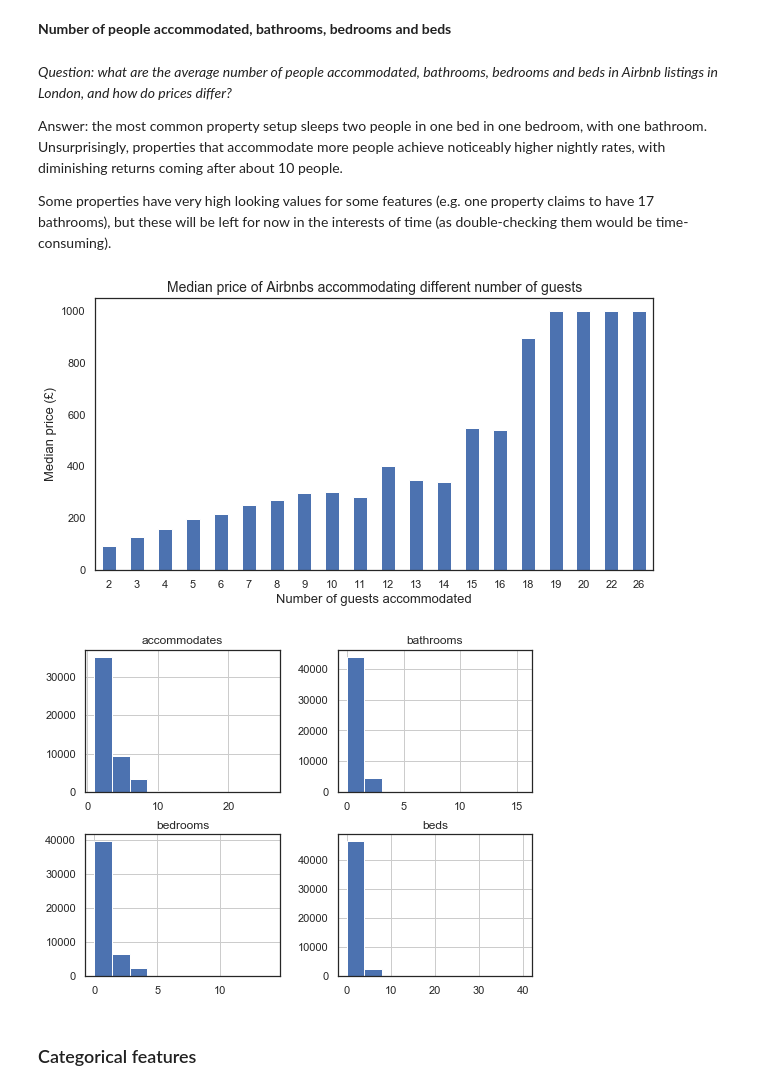
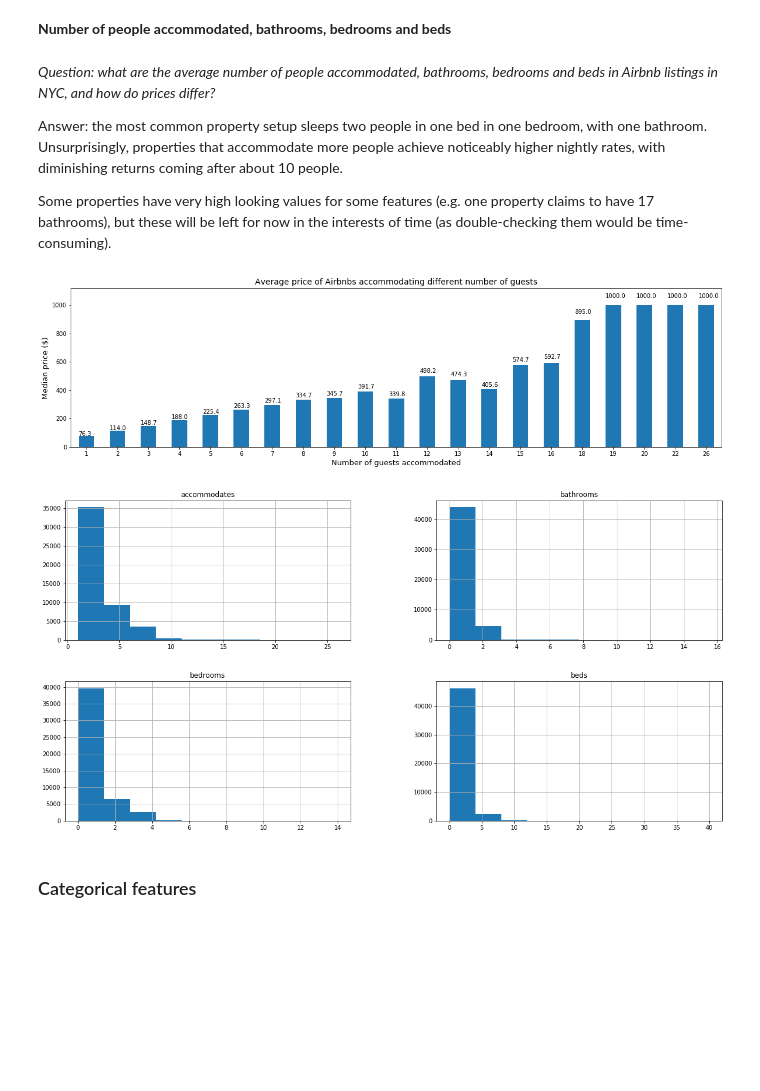
Before and after one commit to dewizdumb/Final-Project-2, a Jupyter notebook: NYC-Airbnb-ML-Project.ipynb, the cells around one changed output. Drawn from its saved outputs; the diff is of its cells as text; code cells hidden in the pictures; blank space fills up the shorter version.

```diff
--- a/NYC-Airbnb-ML-Project.ipynb
+++ b/NYC-Airbnb-ML-Project.ipynb
@@ -860,7 +873,7 @@ Null values in 'review_scores_rating': 22.7%
 df.first_review = pd.to_datetime(df.first_review) # Converting to datetime
 
 # Calculating the number of days between the first review and the date the data was scraped
-df['time_since_first_review'] = (datetime(2019, 4, 9) - df.first_review).astype('timedelta64[D]')
+df['time_since_first_review'] = (datetime(2019, 8, 6) - df.first_review).astype('timedelta64[D]')
 # %%
 # Distribution of the number of days since first review
 df.time_since_first_review.hist(figsize=(15,5), bins=30);
@@ -891,7 +904,7 @@ The same process will be followed for last_review:
 df.last_review = pd.to_datetime(df.last_review) # Converting to datetime
 
 # Calculating the number of days between the most recent review and the date the data was scraped
-df['time_since_last_review'] = (datetime(2019, 4, 9) - df.last_review).astype('timedelta64[D]')
+df['time_since_last_review'] = (datetime(2019, 8, 6) - df.last_review).astype('timedelta64[D]')
 # %%
 # Distribution of the number of days since last review
 df.time_since_last_review.hist(figsize=(15,5), bins=30);
@@ -1020,10 +1028,0 @@ plt.show()
-# %%
-# Creating dataframes for time series analysis
-ts_host_since = pd.DataFrame(df.set_index('host_since').resample('MS').size())
-ts_first_review = pd.DataFrame(df.set_index('first_review').resample('MS').size())
-
-# Renaming columns
-ts_host_since = ts_host_since.rename(columns={0: 'hosts'})
-ts_host_since.index.rename('month', inplace=True)
-ts_first_review = ts_first_review.rename(columns={0: 'reviews'})
-ts_first_review.index.rename('month', inplace=True)
@@ -1205,6 +1179,6 @@ plt.show()
 # %%
-# Replacing values under $10 with $10
-df.loc[df.price <= 10, 'price'] = 10
+# Replacing values under $30 with $30
+df.loc[df.price <= 30, 'price'] = 30
 
 # Replacing values over $1000 with $1000
 df.loc[df.price >= 1000, 'price'] = 1000
@@ -1229,26 +1204,29 @@ Mean number of listings per host: 15
 # %% [markdown]
 **Number of people accommodated, bathrooms, bedrooms and beds**
 # %% [markdown]
-*Question: what are the average number of people accommodated, bathrooms, bedrooms and beds in Airbnb listings in London, and how do prices differ?*
+*Question: what are the average number of people accommodated, bathrooms, bedrooms and beds in Airbnb listings in NYC, and how do prices differ?*
 
 Answer: the most common property setup sleeps two people in one bed in one bedroom, with one bathroom. Unsurprisingly, properties that accommodate more people achieve noticeably higher nightly rates, with diminishing returns coming after about 10 people.
 
 Some properties have very high looking values for some features (e.g. one property claims to have 17 bathrooms), but these will be left for now in the interests of time (as double-checking them would be time-consuming).
 # %%
-plt.figure(figsize=(10,5))
-df.groupby('accommodates').price.median().plot(kind='bar')
-plt.title('Median price of Airbnbs accommodating different number of guests', fontsize=14)
+plt.figure(figsize=(20,5))
+ax = df.groupby('accommodates').price.mean().round(1).plot(kind='bar')
+for p in ax.patches:
+    ax.annotate(str(p.get_height()), (p.get_x(), p.get_height() * 1.05))
+plt.margins(y=.12)
+plt.title('Average price of Airbnbs accommodating different number of guests', fontsize=14)
 plt.xlabel('Number of guests accommodated', fontsize=13)
-plt.ylabel('Median price (£)', fontsize=13)
+plt.ylabel('Median price ($)', fontsize=13)
 plt.xticks(rotation=0)
-plt.xlim(left=0.5)
+plt.xlim(left=-0.5)
 plt.show()
 # %% [output]
-[figure, old version]
+[figure, new version]
 # %%
-df[['accommodates', 'bathrooms', 'bedrooms', 'beds']].hist(figsize=(8,6));
+df[['accommodates', 'bathrooms', 'bedrooms', 'beds']].hist(figsize=(20,10));
 # %% [output]
-[figure, old version]
+[figure, new version]
 # %% [markdown]
 ### Categorical features
 # %% [markdown]
```
Also changed, not shown: parts of 42 cells of this notebook.
